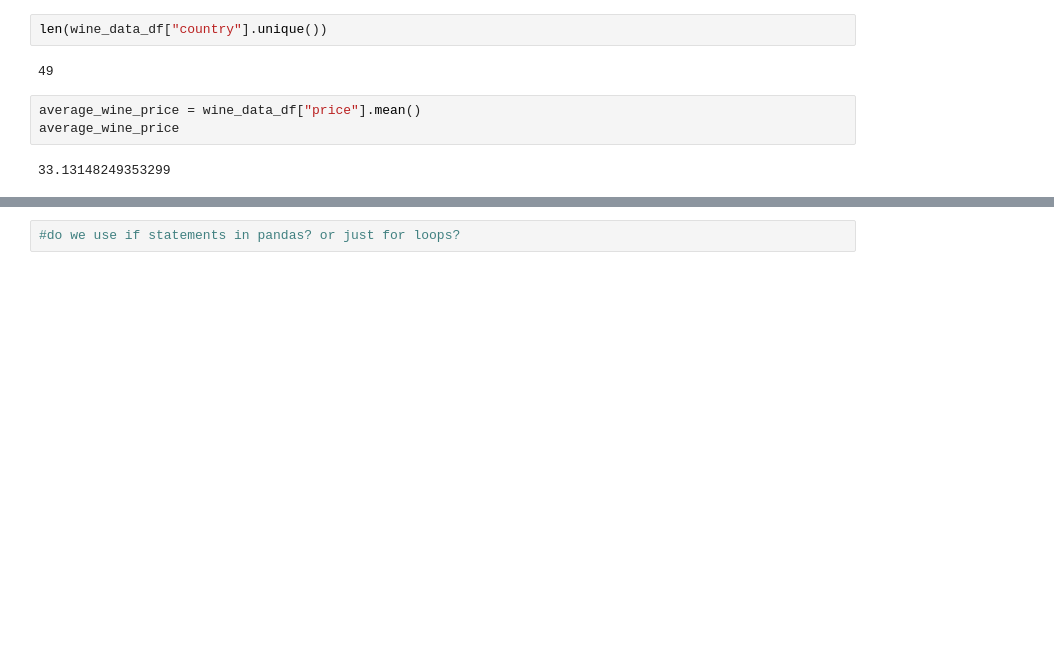
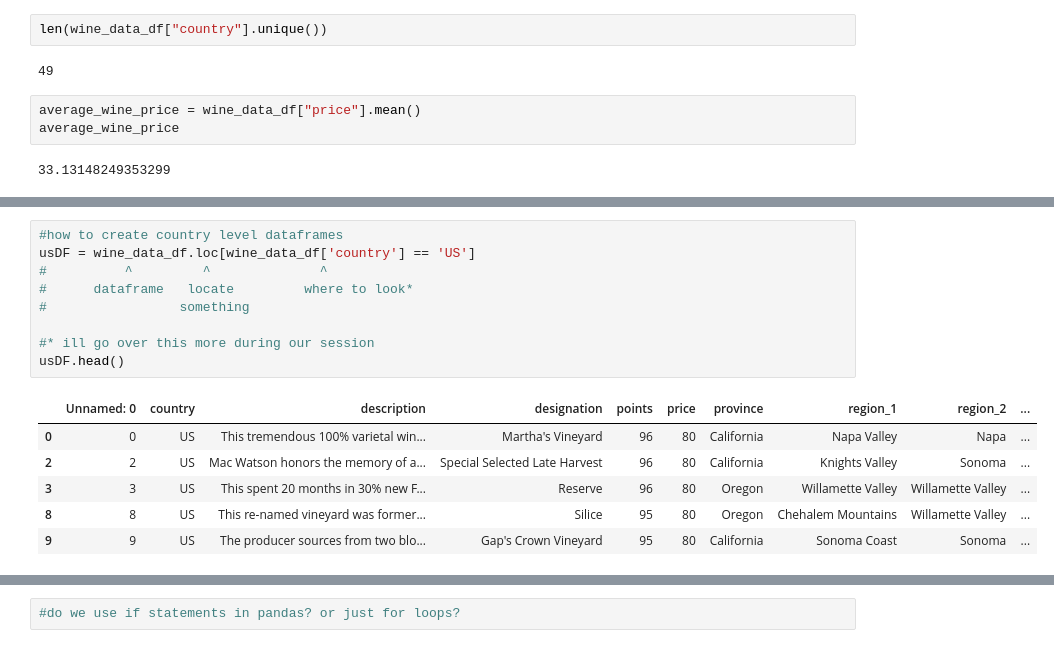
Before and after one commit to CD-JCaro/xmas-practice, a Jupyter notebook: xmas_practice.ipynb, the cells around one changed output, grey strips where cells are left out. Drawn from its saved outputs; the diff is of its cells as text; blank space fills up the shorter version.

```diff
--- a/xmas_practice.ipynb
+++ b/xmas_practice.ipynb
@@ -95,4 +103,20 @@ top_wine.head()
 | 100616 | 100616 | US | 100% Syrah from the same mix of v... | NaN | 90 | 80 | Washington | Walla Walla Valley (WA) | Columbia Valley | ... |
 | 100617 | 100617 | Italy | This is a pure expression of Cabe... | Marchese di Villamarina | 90 | 80 | Sicily & Sardinia | Alghero | NaN | ... |
 | 100618 | 100618 | US | The residual sugar is 2.5%, keepi... | NaN | 90 | 80 | Washington | Columbia Valley (WA) | Columbia Valley | ... |
+# %%
+#how to create country level dataframes
+usDF = wine_data_df.loc[wine_data_df['country'] == 'US']
+#          ^         ^              ^
+#      dataframe   locate         where to look*
+#                 something
+
+#* ill go over this more during our session
+usDF.head()
+# %% [output]
+|  | Unnamed: 0 | country | description | designation | points | price | province | region_1 | region_2 | ... |
+| 0 | 0 | US | This tremendous 100% varietal win... | Martha's Vineyard | 96 | 80 | California | Napa Valley | Napa | ... |
+| 2 | 2 | US | Mac Watson honors the memory of a... | Special Selected Late Harvest | 96 | 80 | California | Knights Valley | Sonoma | ... |
+| 3 | 3 | US | This spent 20 months in 30% new F... | Reserve | 96 | 80 | Oregon | Willamette Valley | Willamette Valley | ... |
+| 8 | 8 | US | This re-named vineyard was former... | Silice | 95 | 80 | Oregon | Chehalem Mountains | Willamette Valley | ... |
+| 9 | 9 | US | The producer sources from two blo... | Gap's Crown Vineyard | 95 | 80 | California | Sonoma Coast | Sonoma | ... |
 # %%
```
Also changed, not shown: parts of 13 cells of this notebook.
